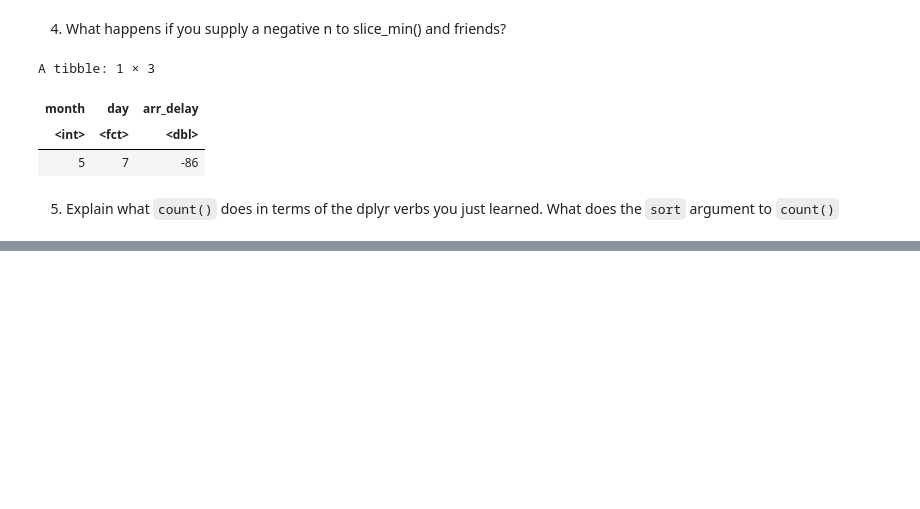
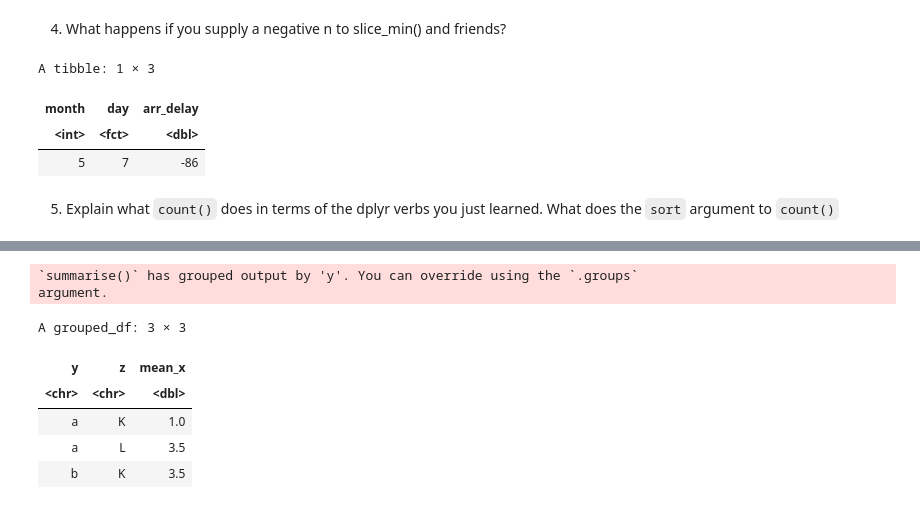
Before and after one commit to khuongduying/data-transformation, a Jupyter notebook: basic_data_transformation_R.ipynb, the cells around one changed output, grey strips where cells are left out. Drawn from its saved outputs; the diff is of its cells as text; code cells hidden in the pictures; blank space fills up the shorter version.

```diff
--- a/basic_data_transformation_R.ipynb
+++ b/basic_data_transformation_R.ipynb
@@ -1458,0 +1501,13 @@ A tibble: 1 × 3
+# %%
+df |>
+  group_by(y, z) |>
+  summarize(mean_x = mean(x))
+# %% [output]
+`summarise()` has grouped output by 'y'. You can override using the `.groups`
+argument.
+A grouped_df: 3 × 3
+| y | z | mean_x |
+| <chr> | <chr> | <dbl> |
+| a | K | 1.0 |
+| a | L | 3.5 |
+| b | K | 3.5 |
```
Also changed, not shown: parts of 15 cells of this notebook.
